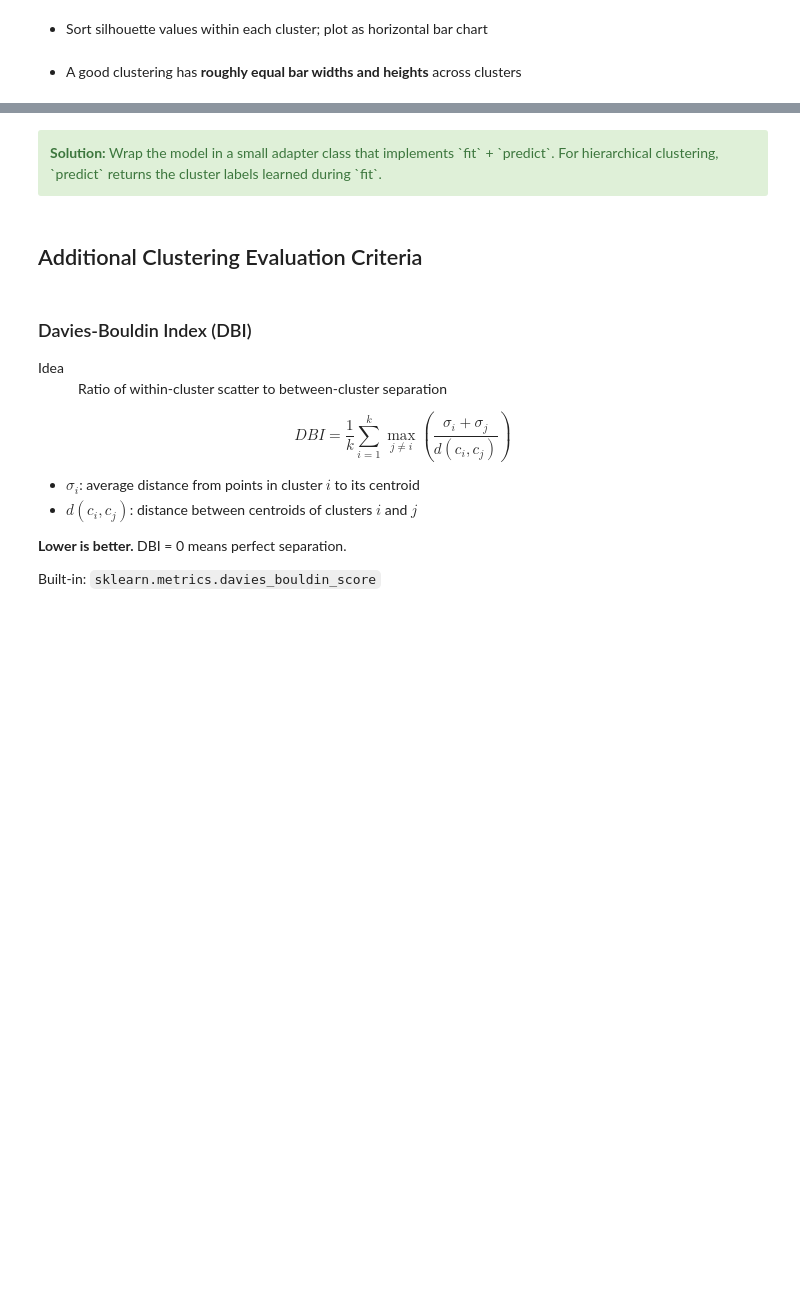
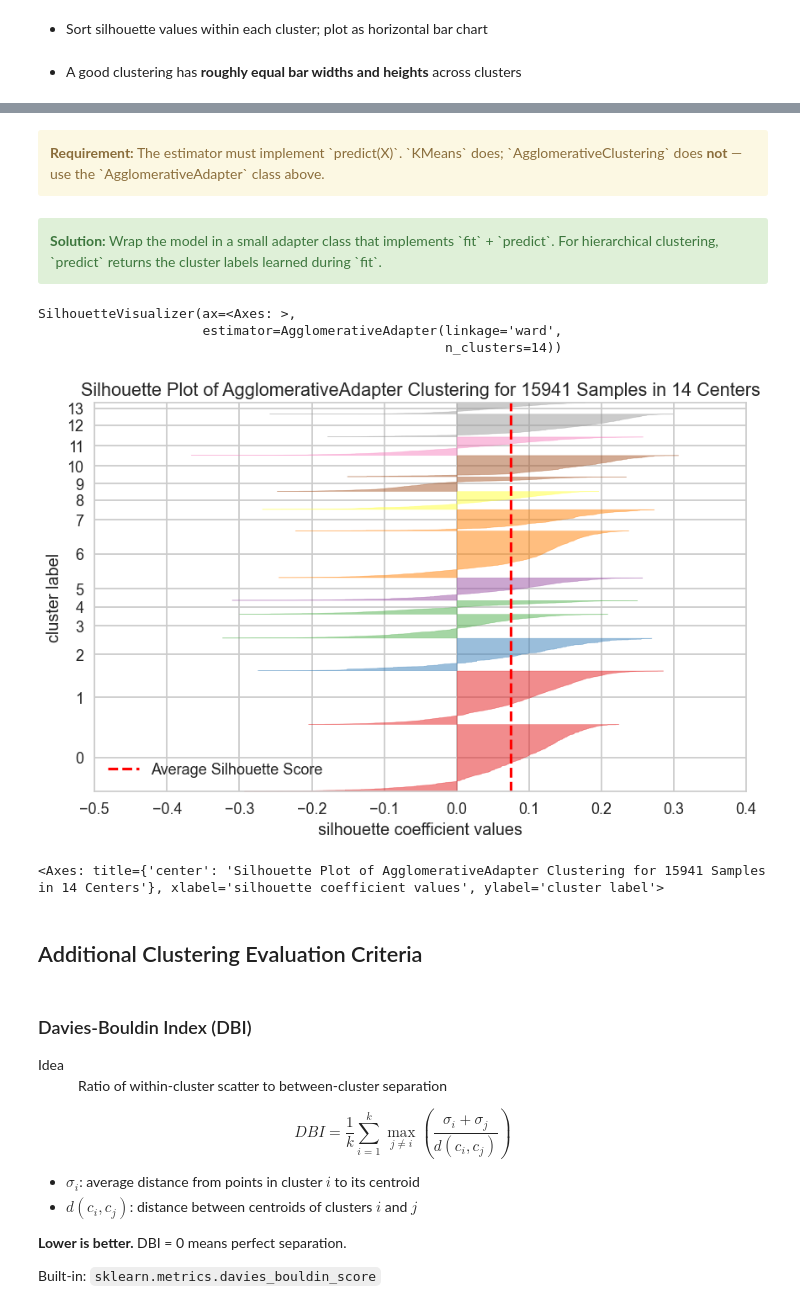
Before and after one commit to leelapis/bda, a Jupyter notebook: 4_Clustering_I_bda.ipynb, the cells around one changed output, grey strips where cells are left out. Saved outputs shown, nothing was run; the diff lists cells and outputs as text; code cells hidden in the pictures; blank space fills up the shorter version.

```diff
--- a/4_Clustering_I_bda.ipynb
+++ b/4_Clustering_I_bda.ipynb
@@ -707,9 +843,0 @@ hierarchy.linkage(y, method='single', metric='euclidean')
-# %%
-# --- Compute linkage matrix using average linkage ---
-from scipy.cluster import hierarchy
-
-# Subsample for speed
-scaled_df_sample = scaled_df.sample(10000)
-
-hotLink = hierarchy.linkage(scaled_df_sample, method='average', metric='euclidean')
-hotLink
@@ -753,7 +843,0 @@ plt.show();
-# %%
-# Detect extreme outliers: rows whose largest |z-score| > 15.
-# One such row (e.g. adr z ~ 107) crushes the y-axis and hides all real structure.
-zmax = np.abs(scaled_df_sample).max(axis=1)
-print(f'Detected {(zmax > 15).sum()} extreme outlier(s); largest |z| = {zmax.max():.0f}')
-scaled_df_sample = scaled_df_sample[zmax < 15]
-hotLink = hierarchy.linkage(scaled_df_sample, method='average', metric='euclidean')
@@ -956,3 +960,8 @@ silViz.show()
+# %% [markdown]
+<div class="alert alert-warning">
+    <strong>Requirement:</strong> The estimator must implement `predict(X)`.
+    `KMeans` does; `AgglomerativeClustering` does <strong>not</strong> — use the `AgglomerativeAdapter` class above.
+</div>
 # %% [markdown]
 <div class="alert alert-success">
     <strong>Solution:</strong> Wrap the model in a small adapter class that implements `fit` + `predict`. For hierarchical clustering, `predict` returns the cluster labels learned during `fit`.
@@ -987,16 +996,20 @@ class AgglomerativeAdapter(BaseEstimator, ClusterMixin):
 # %%
 # --- Silhouette plot for hierarchical clustering ---
 from yellowbrick.cluster import SilhouetteVisualizer
 
 # Wrap the same model (n_clusters=2, average linkage) used earlier
-hotAcAdapter = AgglomerativeAdapter(
-    n_clusters=2, metric='euclidean', linkage='average'
-)
+hotAcAdapter = AgglomerativeAdapter(n_clusters=14, metric='euclidean', linkage='ward')
 
 fig, ax = plt.subplots(figsize=(10, 6))
 silViz = SilhouetteVisualizer(hotAcAdapter, ax=ax, color='yellowbrick')
-silViz.fit(scaled_df)
+silViz.fit(scaled_df_sample)
 silViz.show()
+# %% [output]
+SilhouetteVisualizer(ax=<Axes: >,
+                     estimator=AgglomerativeAdapter(linkage='ward',
+                                                    n_clusters=14))
+[figure, added]
+<Axes: title={'center': 'Silhouette Plot of AgglomerativeAdapter Clustering for 15941 Samples in 14 Centers'}, xlabel='silhouette coefficient values', ylabel='cluster label'>
 # %% [markdown]
 ## Additional Clustering Evaluation Criteria
 # %% [markdown]
```
Also changed, not shown: parts of 76 cells of this notebook, 5 other files.
